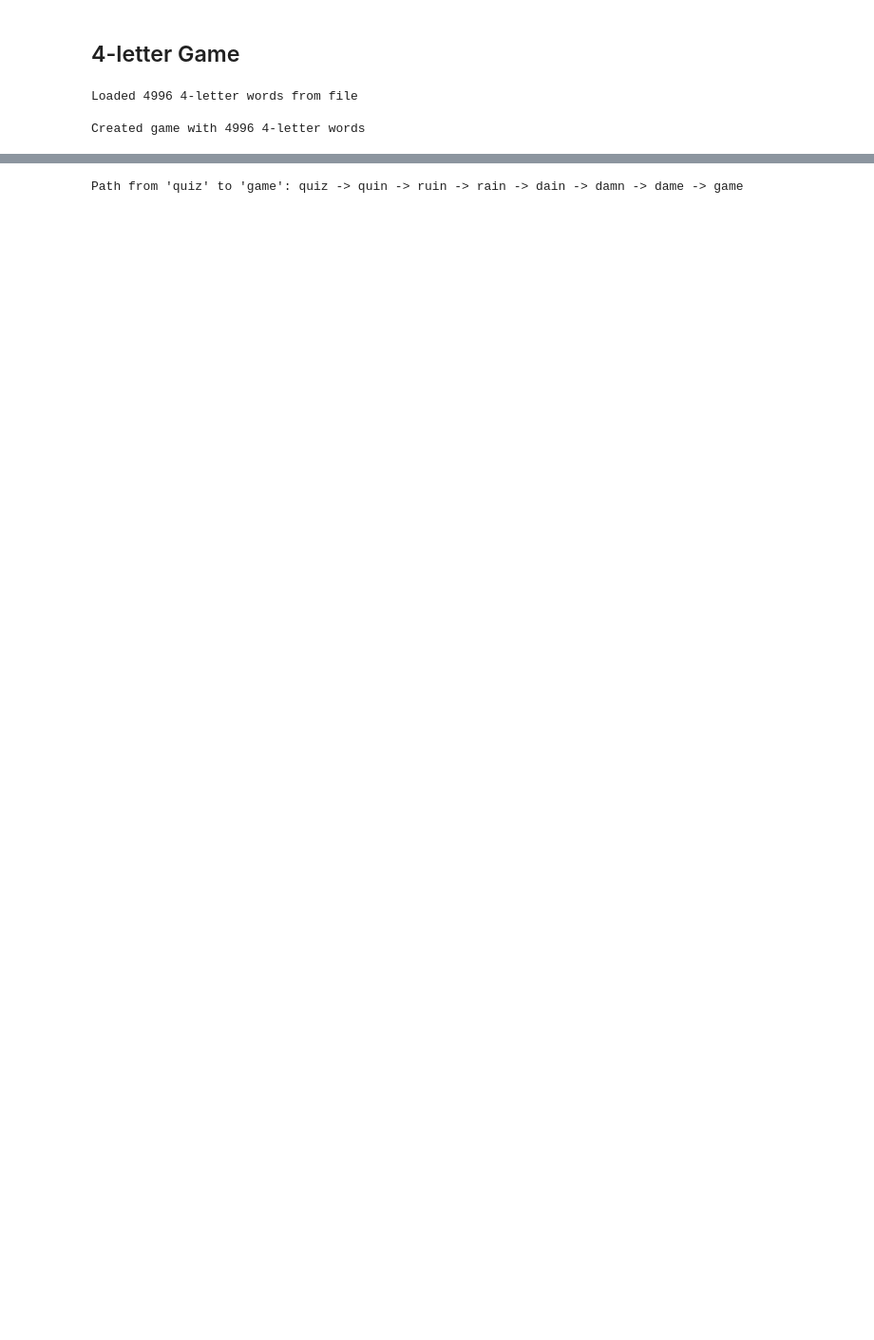
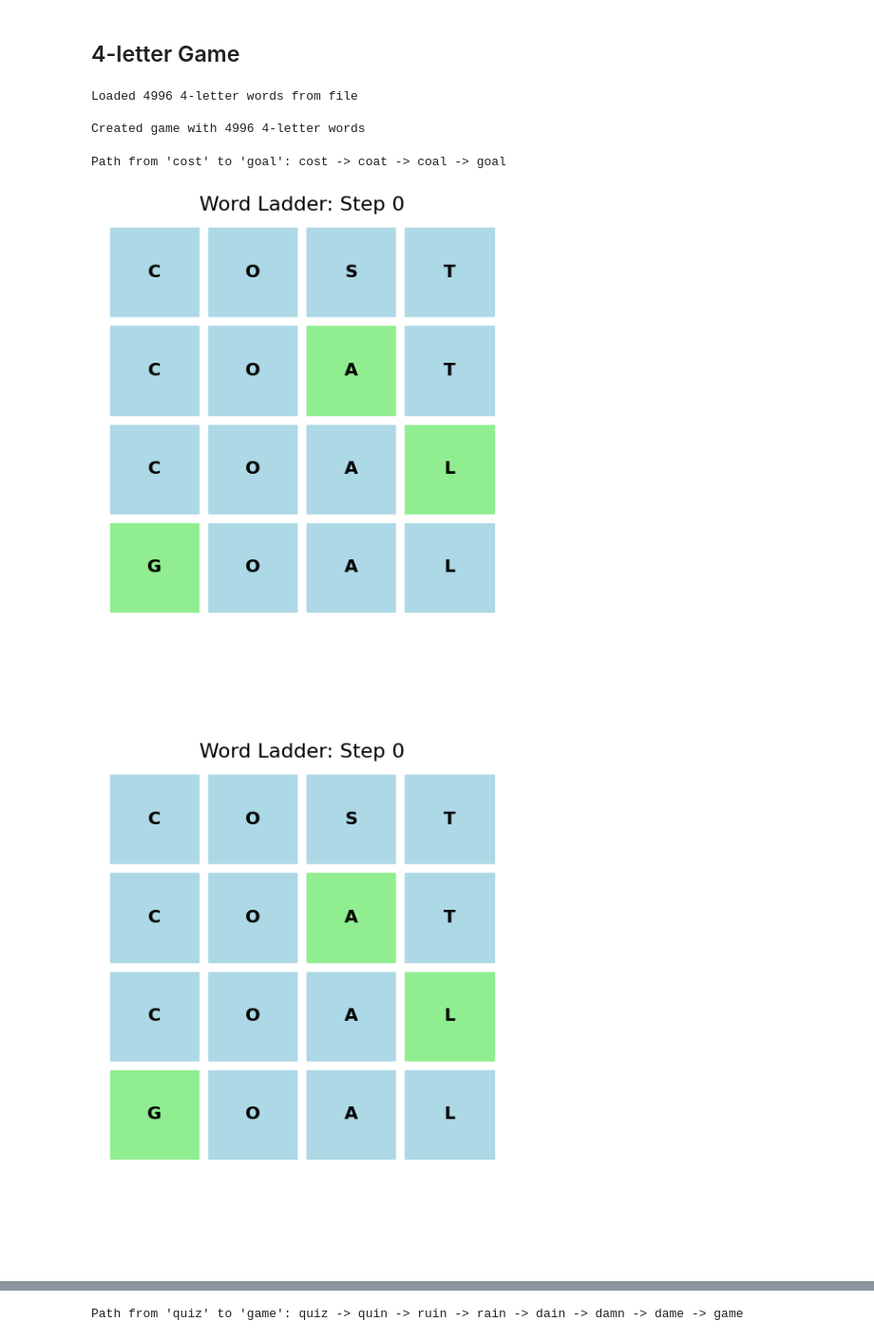
Before and after one commit to karpekov/cs3600-search, a Jupyter notebook: search_strategies.ipynb, the cells around one changed output, grey strips where cells are left out. Shown at 95% size. Saved outputs shown, nothing was run; the diff lists cells and outputs as text; code cells hidden in the pictures; blank space fills up the shorter version.

```diff
--- a/search_strategies.ipynb
+++ b/search_strategies.ipynb
@@ -202,3 +202,17 @@ print(f"\nCreated game with {len(game4.words)} 4-letter words")
 Loaded 4996 4-letter words from file
 
 Created game with 4996 4-letter words
+# %%
+START_WORD4 = 'cost'
+TARGET_WORD4 = 'goal'
+
+path4, _, metrics4, _ = game4.find_path(
+    START_WORD4, TARGET_WORD4, algorithm="astar", heuristic=hamming_distance
+)
+print(
+    f"Path from '{START_WORD4}' to '{TARGET_WORD4}': {' -> '.join(path4 if path4 else ['No path found'])}")
+game4.visualize_word_change(START_WORD4, path4)
+# %% [output]
+Path from 'cost' to 'goal': cost -> coat -> coal -> goal
+[figure, added]
+[figure, added]
```
Also changed, not shown: parts of 18 cells of this notebook, 3 other files.
